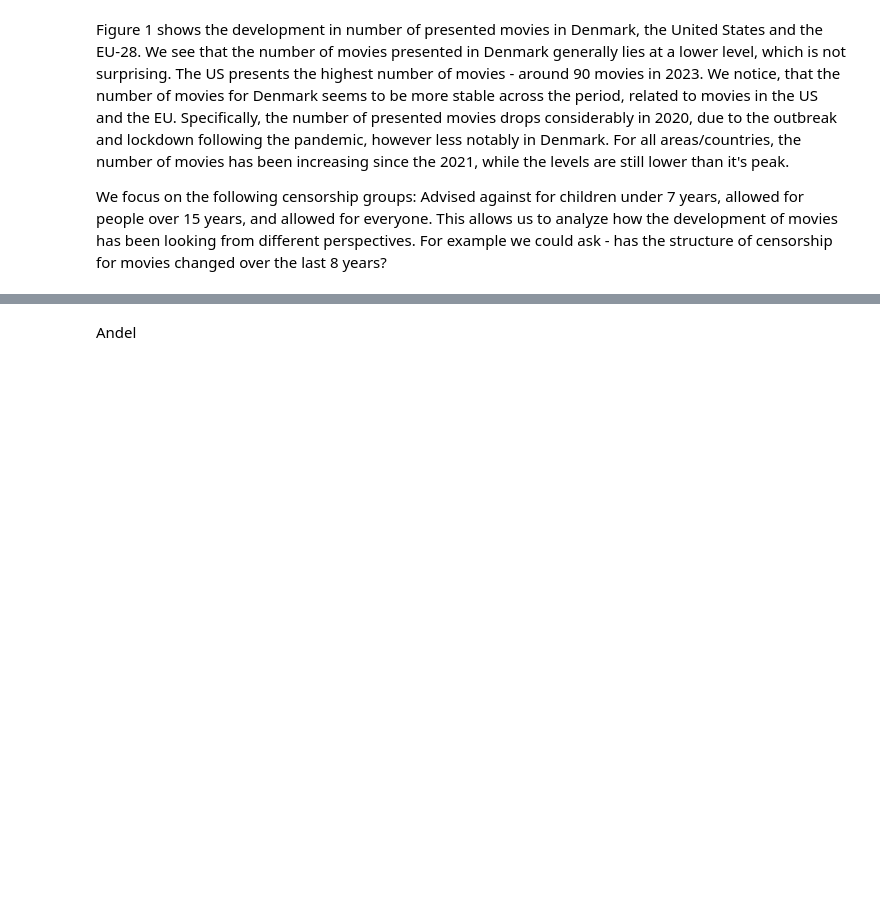
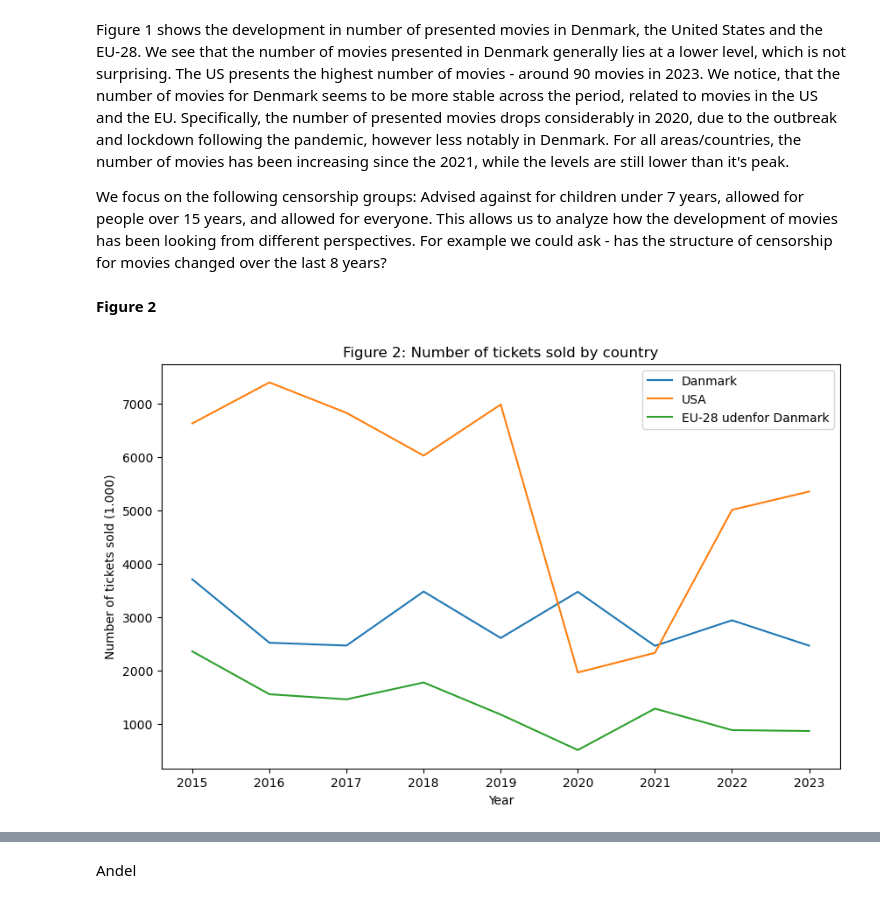
Before and after one commit to NumEconCopenhagen/projects-2024-anna-signe-og-klara, a Jupyter notebook: dataproject/dataproject.ipynb, the cells around one changed output, grey strips where cells are left out. Drawn from its saved outputs; the diff is of its cells as text; code cells hidden in the pictures; blank space fills up the shorter version.

Commit message:
Antal billetter solgt, tilføjet figurer

```diff
--- a/dataproject/dataproject.ipynb
+++ b/dataproject/dataproject.ipynb
@@ -214,3 +216,39 @@ Figure 1 shows the development in number of presented movies in Denmark, the Uni
 
 
 We focus on the following censorship groups: Advised against for children under 7 years, allowed for people over 15 years, and allowed for everyone. This allows us to analyze how the development of movies has been looking from different perspectives. For example we could ask - has the structure of censorship for movies changed over the last 8 years?
+# %% [markdown]
+**Figure 2**
+# %%
+# Create a single plot
+fig, ax = plt.subplots(figsize=(10, 6))
+
+# Define filtered DataFrame for Denmark
+filtered_bio_dk_tickets = filtered_bio[(filtered_bio['Country'] == 'Danmark') & (filtered_bio['Type'] == 'Solgte billetter (1.000)')]
+
+# Define filtered DataFrame for USA
+filtered_bio_usa_tickets = filtered_bio[(filtered_bio['Country'] == 'USA') & (filtered_bio['Type'] == 'Solgte billetter (1.000)')]
+
+# Define filtered DataFrame for EU-28 excluding Denmark
+filtered_bio_eu_tickets = filtered_bio[(filtered_bio['Country'] == 'EU-28 udenfor Danmark') & (filtered_bio['Country'] != 'Danmark') & (filtered_bio['Type'] == 'Solgte billetter (1.000)')]
+
+# Plot for Danmark
+ax.plot(filtered_bio_dk_tickets['Year'], filtered_bio_dk_tickets['Value'], label='Danmark')
+
+# Plot for USA
+ax.plot(filtered_bio_usa_tickets['Year'], filtered_bio_usa_tickets['Value'], label='USA')
+
+# Plot for EU-28 udenfor Danmark
+ax.plot(filtered_bio_eu_tickets['Year'], filtered_bio_eu_tickets['Value'], label='EU-28 udenfor Danmark')
+
+# Set labels and title
+ax.set_xlabel('Year')
+ax.set_ylabel('Number of tickets sold (1.000)')
+ax.set_title('Figure 2: Number of tickets sold by country')
+
+# Add legend
+ax.legend()
+
+# Show the plot
+plt.show()
+# %% [output]
+[figure, added]
```
Also changed, not shown: parts of 7 cells of this notebook.
